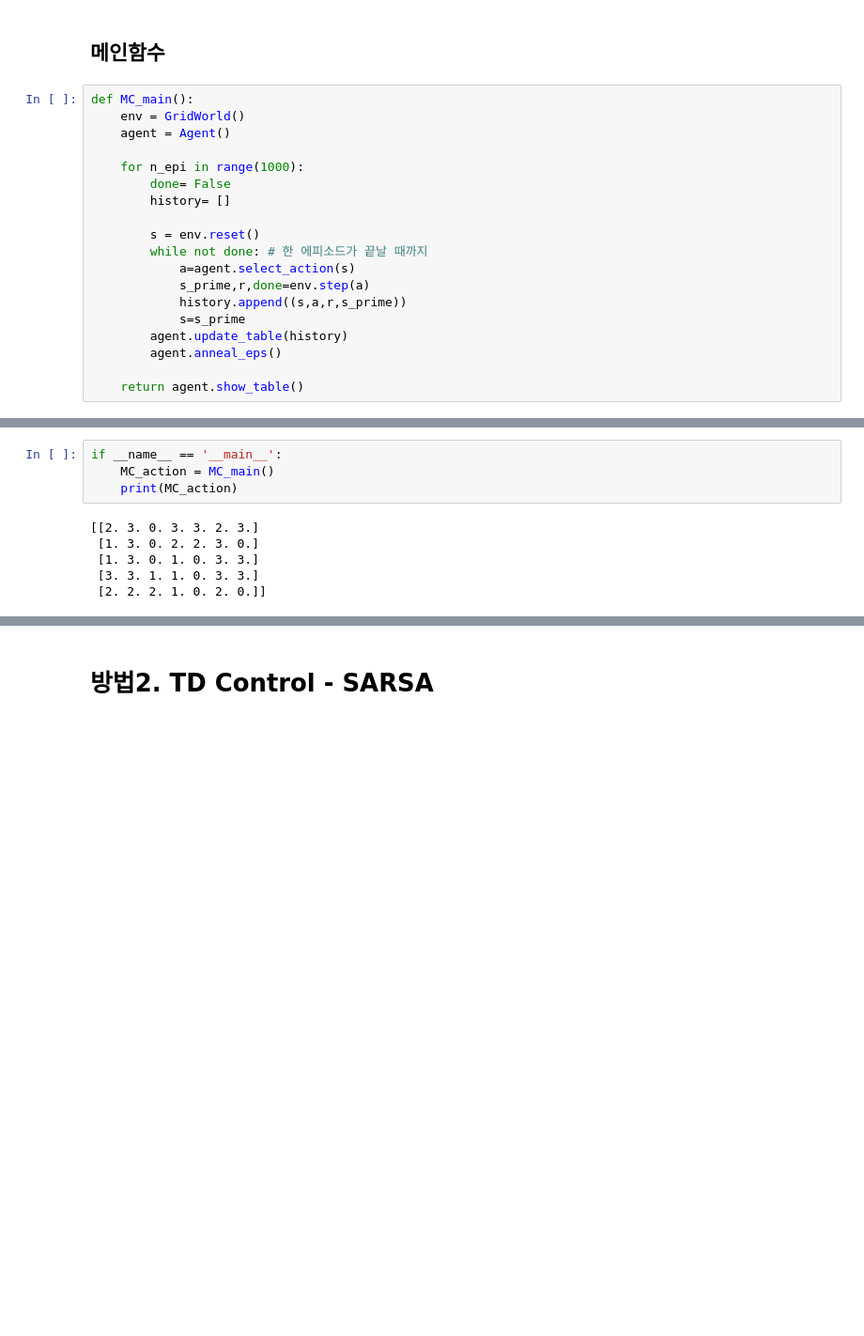
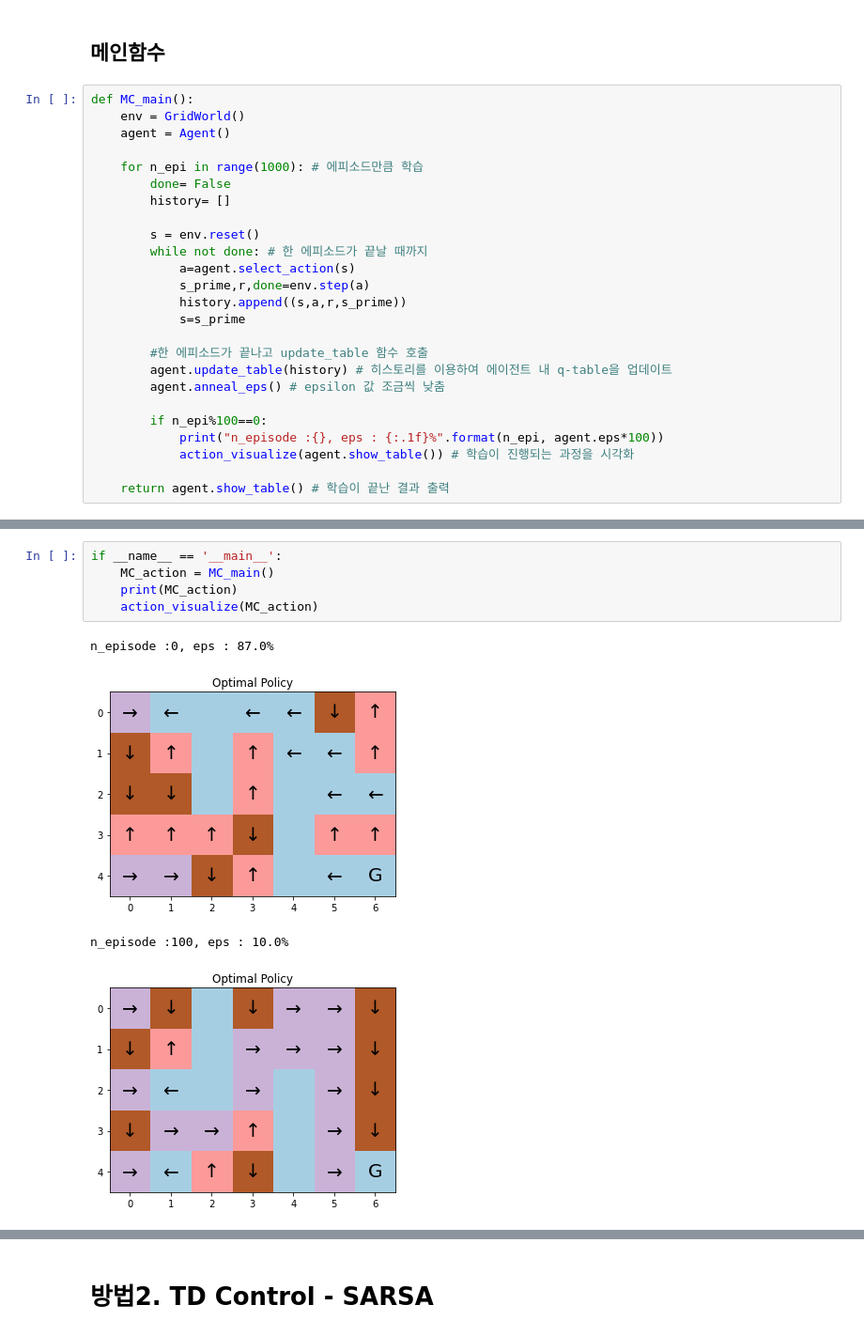
Before and after one commit to syj5268/RLfrombasics, a Jupyter notebook: ch6_SARSA_QLearning.ipynb, the cells around one changed output, grey strips where cells are left out. Shown at 94% size. Drawn from its saved outputs; the diff is of its cells as text; blank space fills up the shorter version.

```diff
--- a/ch6_SARSA_QLearning.ipynb
+++ b/ch6_SARSA_QLearning.ipynb
@@ -127,7 +128,7 @@ def MC_main():
     env = GridWorld()
     agent = Agent()
 
-    for n_epi in range(1000):
+    for n_epi in range(1000): # 에피소드만큼 학습
         done= False
         history= []
 
@@ -137,7 +138,13 @@ def MC_main():
             s_prime,r,done=env.step(a)
             history.append((s,a,r,s_prime))
             s=s_prime
-        agent.update_table(history)
-        agent.anneal_eps()
 
-    return agent.show_table()
+        #한 에피소드가 끝나고 update_table 함수 호출
+        agent.update_table(history) # 히스토리를 이용하여 에이전트 내 q-table을 업데이트
+        agent.anneal_eps() # epsilon 값 조금씩 낮춤
+
+        if n_epi%100==0:
+            print("n_episode :{}, eps : {:.1f}%".format(n_epi, agent.eps*100))
+            action_visualize(agent.show_table()) # 학습이 진행되는 과정을 시각화
+
+    return agent.show_table() # 학습이 끝난 결과 출력
@@ -144,10 +153,10 @@ def MC_main():
 # %%
 if __name__ == '__main__':
     MC_action = MC_main()
     print(MC_action)
+    action_visualize(MC_action)
 # %% [output]
-[[2. 3. 0. 3. 3. 2. 3.]
- [1. 3. 0. 2. 2. 3. 0.]
- [1. 3. 0. 1. 0. 3. 3.]
- [3. 3. 1. 1. 0. 3. 3.]
- [2. 2. 2. 1. 0. 2. 0.]]
+n_episode :0, eps : 87.0%
+[figure, added]
+n_episode :100, eps : 10.0%
+[figure, added]
```
Also changed, not shown: parts of 13 cells of this notebook, 1 other file.
